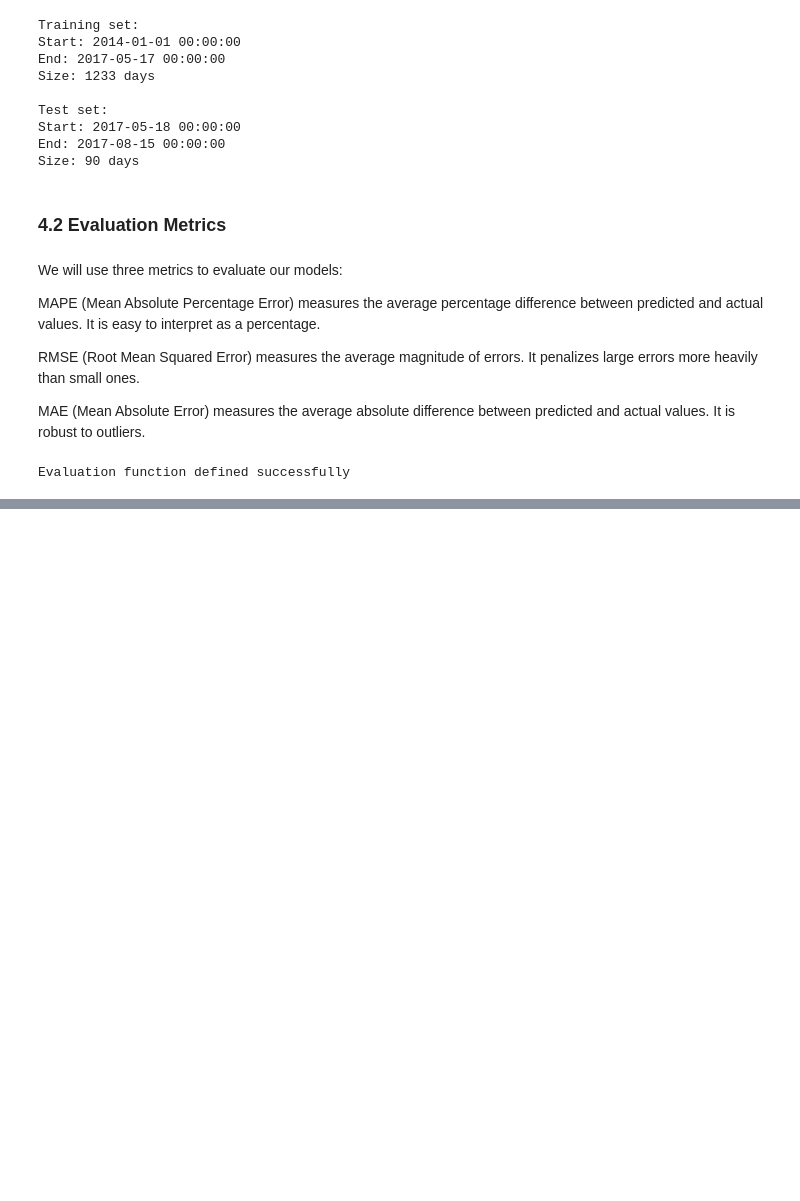
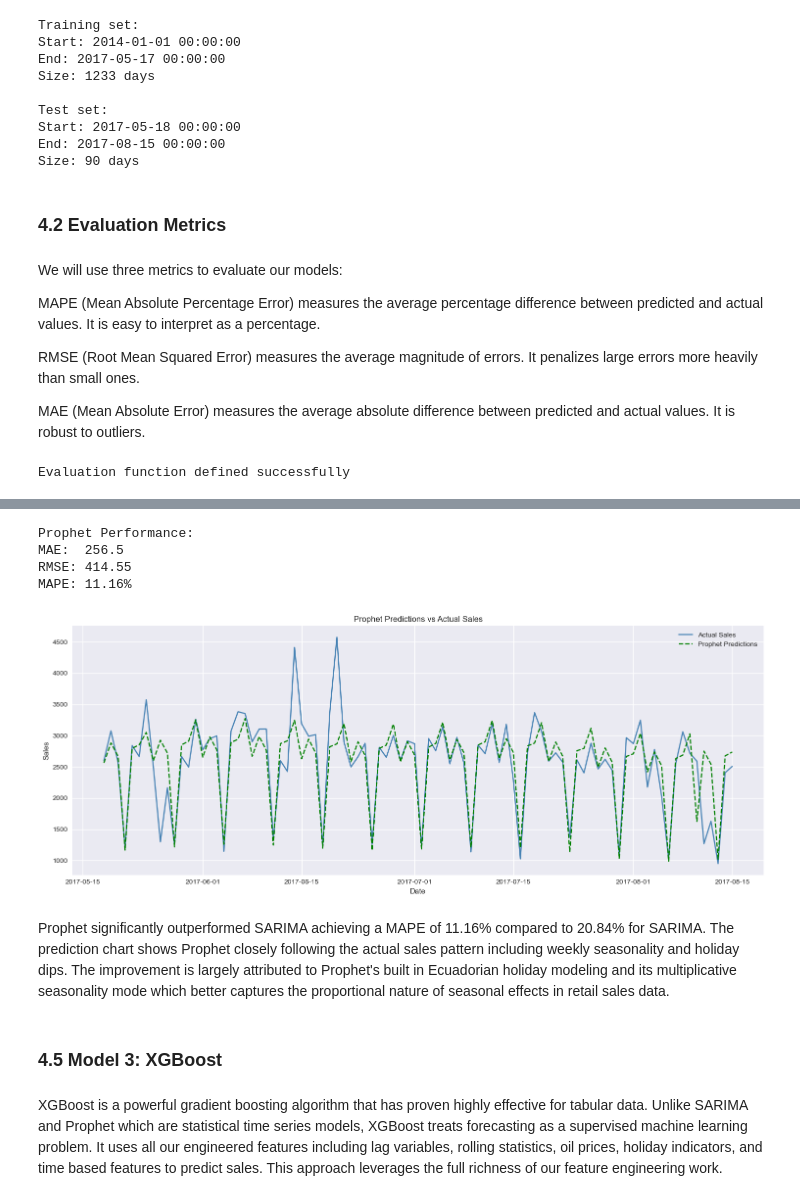
Before and after one commit to Swetakhadka7/store-sales-forecasting, a Jupyter notebook: store_sales_forecasting.ipynb, the cells around one changed output, grey strips where cells are left out. Saved outputs shown, nothing was run; the diff lists cells and outputs as text; code cells hidden in the pictures; blank space fills up the shorter version.

```diff
--- a/store_sales_forecasting.ipynb
+++ b/store_sales_forecasting.ipynb
@@ -1049,0 +1177,15 @@ Evaluation function defined successfully
+# %%
+# Create and train Prophet model
+prophet_model = Prophet(
+    yearly_seasonality=True,
+    weekly_seasonality=True,
+    daily_seasonality=False,
+    seasonality_mode='multiplicative'
+)
+
+# Add Ecuadorian holidays
+prophet_model.add_country_holidays(country_name='EC')
+
+# Train the model
+prophet_model.fit(prophet_train)
+print("Prophet model trained successfully")
@@ -1049,0 +1196,51 @@ Evaluation function defined successfully
+# %%
+# Create future dataframe for predictions
+prophet_future = prophet_model.make_future_dataframe(periods=90)
+
+# Make predictions
+prophet_forecast = prophet_model.predict(prophet_future)
+
+# Extract test period predictions
+prophet_predictions = prophet_forecast.set_index('ds')['yhat'].tail(90)
+
+# Evaluate Prophet
+prophet_metrics = evaluate_model(
+    test_data['sales'].values,
+    prophet_predictions.values,
+    'Prophet'
+)
+
+# Plot predictions vs actual
+plt.figure(figsize=(15, 6))
+plt.plot(test_data.index, test_data['sales'],
+         label='Actual Sales', color='steelblue')
+plt.plot(test_data.index, prophet_predictions,
+         label='Prophet Predictions', color='green', linestyle='--')
+plt.title('Prophet Predictions vs Actual Sales')
+plt.xlabel('Date')
+plt.ylabel('Sales')
+plt.legend()
+plt.tight_layout()
+plt.show()
+# %% [output]
+Prophet Performance:
+MAE:  256.5
+RMSE: 414.55
+MAPE: 11.16%
+[figure, added]
+# %% [markdown]
+Prophet significantly outperformed SARIMA achieving a MAPE of 11.16% compared
+to 20.84% for SARIMA. The prediction chart shows Prophet closely following the
+actual sales pattern including weekly seasonality and holiday dips. The improvement
+is largely attributed to Prophet's built in Ecuadorian holiday modeling and its
+multiplicative seasonality mode which better captures the proportional nature of
+seasonal effects in retail sales data.
+# %% [markdown]
+### 4.5 Model 3: XGBoost
+# %% [markdown]
+XGBoost is a powerful gradient boosting algorithm that has proven highly effective
+for tabular data. Unlike SARIMA and Prophet which are statistical time series models,
+XGBoost treats forecasting as a supervised machine learning problem. It uses all
+our engineered features including lag variables, rolling statistics, oil prices,
+holiday indicators, and time based features to predict sales. This approach leverages
+the full richness of our feature engineering work.
```
Also changed, not shown: parts of 38 cells of this notebook, 3 other files.
